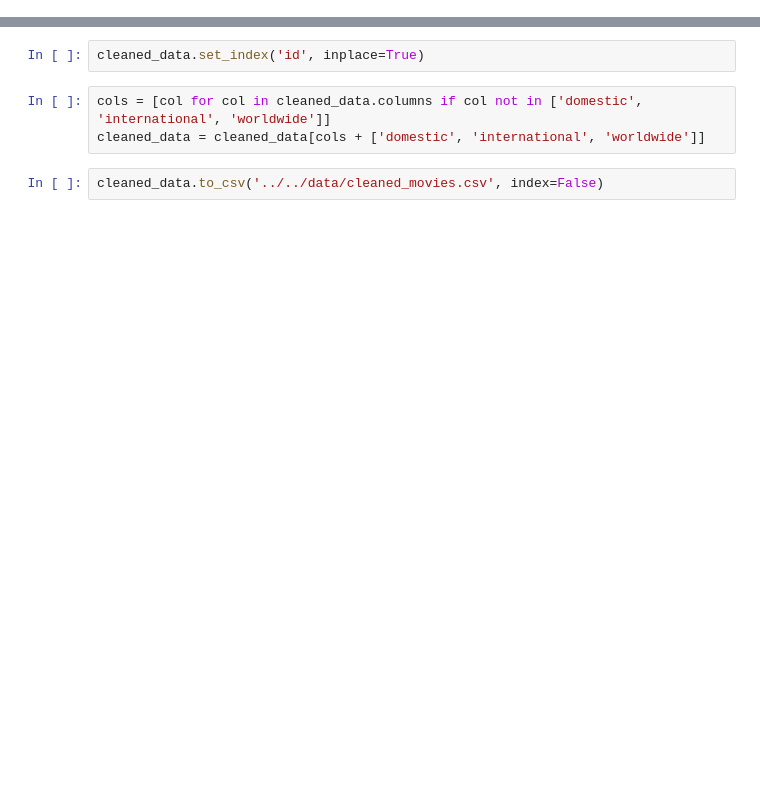
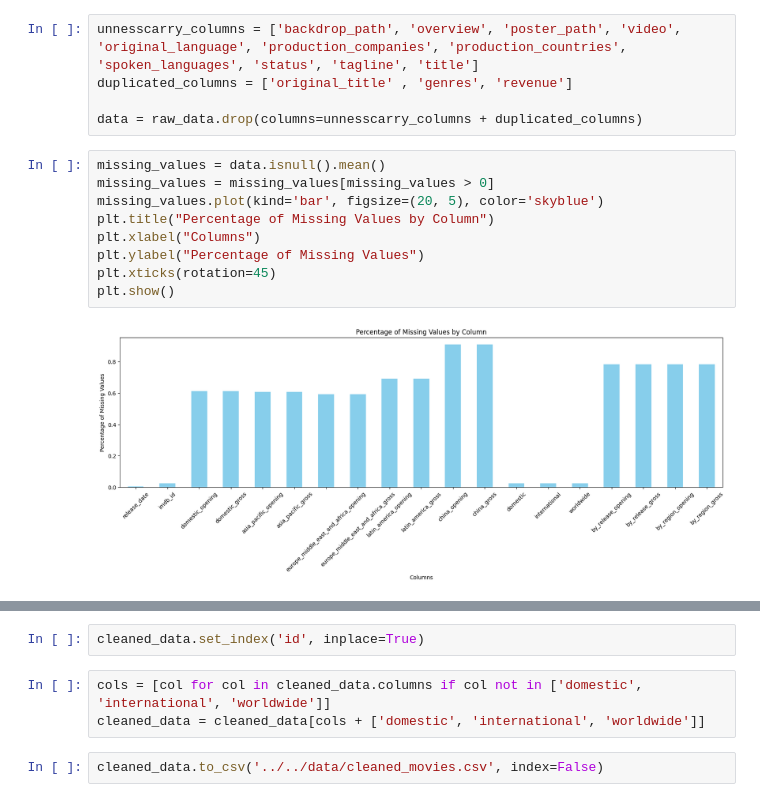
Before and after one commit to minhnhat-nguyen/HCMUS-Movie-Analytics, a Jupyter notebook: src/preprocessing/preprocess.ipynb, the cells around one changed output, grey strips where cells are left out. Saved outputs shown, nothing was run; the diff lists cells and outputs as text; blank space fills up the shorter version.

```diff
--- a/src/preprocessing/preprocess.ipynb
+++ b/src/preprocessing/preprocess.ipynb
@@ -72,0 +41,16 @@ raw_data.head()
+# %%
+unnesscarry_columns = ['backdrop_path', 'overview', 'poster_path', 'video', 'original_language', 'production_companies', 'production_countries', 'spoken_languages', 'status', 'tagline', 'title']
+duplicated_columns = ['original_title' , 'genres', 'revenue']
+
+data = raw_data.drop(columns=unnesscarry_columns + duplicated_columns)
+# %%
+missing_values = data.isnull().mean()
+missing_values = missing_values[missing_values > 0]
+missing_values.plot(kind='bar', figsize=(20, 5), color='skyblue')
+plt.title("Percentage of Missing Values by Column")
+plt.xlabel("Columns")
+plt.ylabel("Percentage of Missing Values")
+plt.xticks(rotation=45)
+plt.show()
+# %% [output]
+[figure, added]
```
Also changed, not shown: parts of 11 cells of this notebook, 1 other file.
